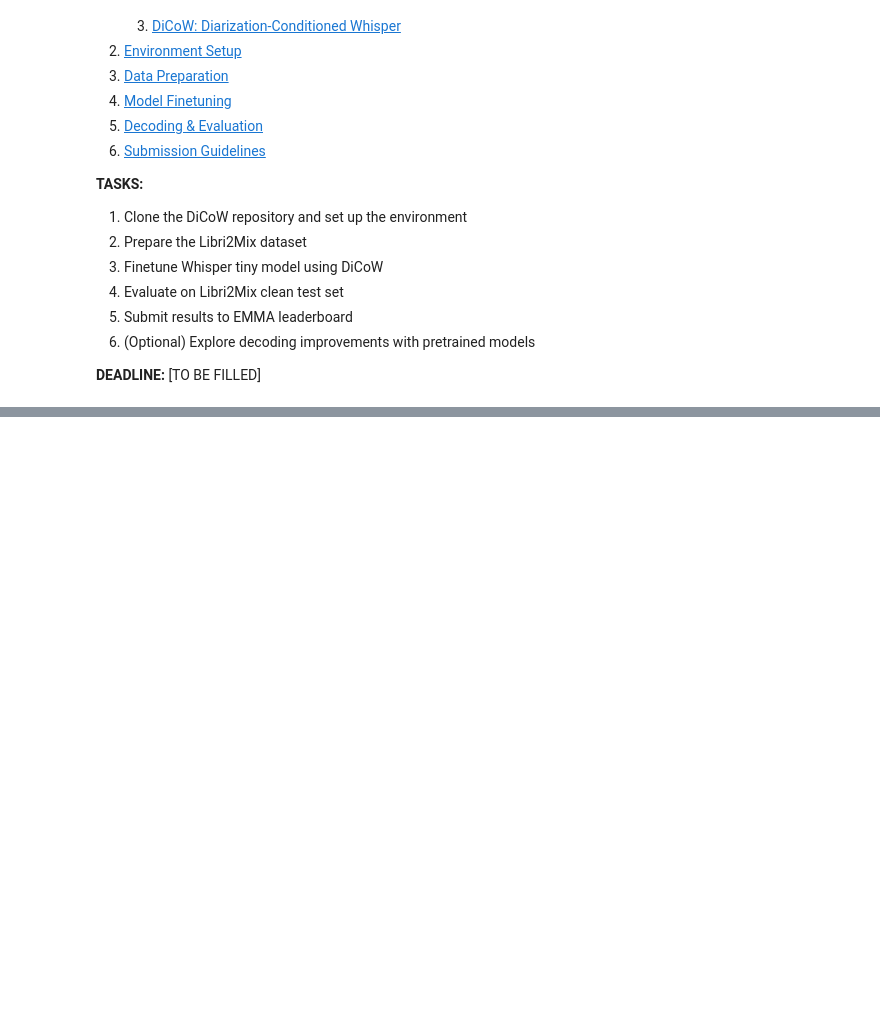
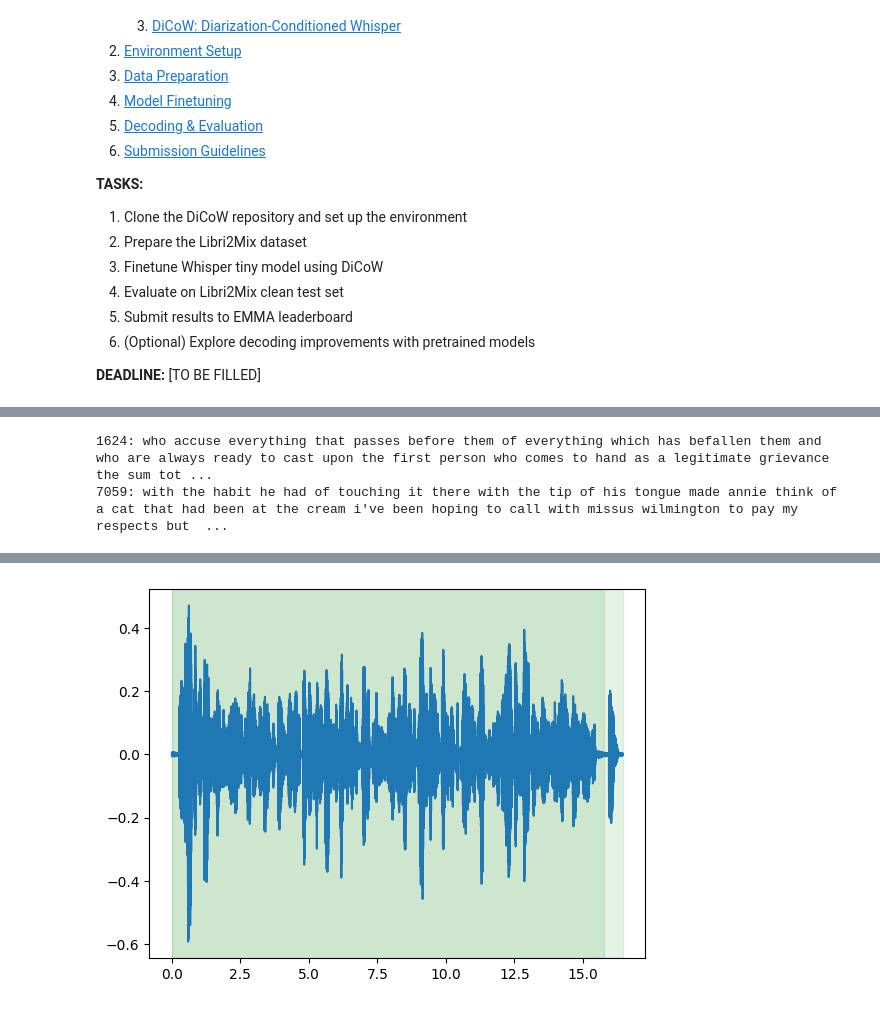
Before and after one commit to Lakoc/JSALT_tutorial, a Jupyter notebook: sample.ipynb, the cells around one changed output, grey strips where cells are left out. Saved outputs shown, nothing was run; the diff lists cells and outputs as text; code cells hidden in the pictures; blank space fills up the shorter version.

```diff
--- a/sample.ipynb
+++ b/sample.ipynb
@@ -190,0 +255,4 @@ zsh:1: command not found: apt-get
+# %%
+from lhotse import load_manifest
+train_cutset = load_manifest("data/manifests/libri2mix_clean_100_train_sc_cutset_30s.jsonl.gz")
+train_cutset.describe()
@@ -190,0 +277,9 @@ zsh:1: command not found: apt-get
+# %%
+sample  =  train_cutset[0]
+print(f"{sample.supervisions[0].speaker}: {sample.supervisions[0].text}")
+print(f"{sample.supervisions[1].speaker}: {sample.supervisions[1].text}")
+sample.plot_audio()
+sample.play_audio()
+# %% [output]
+1624: who accuse everything that passes before them of everything which has befallen them and who are always ready to cast upon the first person who comes to hand as a legitimate grievance the sum tot ...
+7059: with the habit he had of touching it there with the tip of his tongue made annie think of a cat that had been at the cream i've been hoping to call with missus wilmington to pay my respects but  ...
@@ -190,0 +287 @@ zsh:1: command not found: apt-get
+[figure, added]
```
Also changed, not shown: parts of 17 cells of this notebook, 1 other file.
